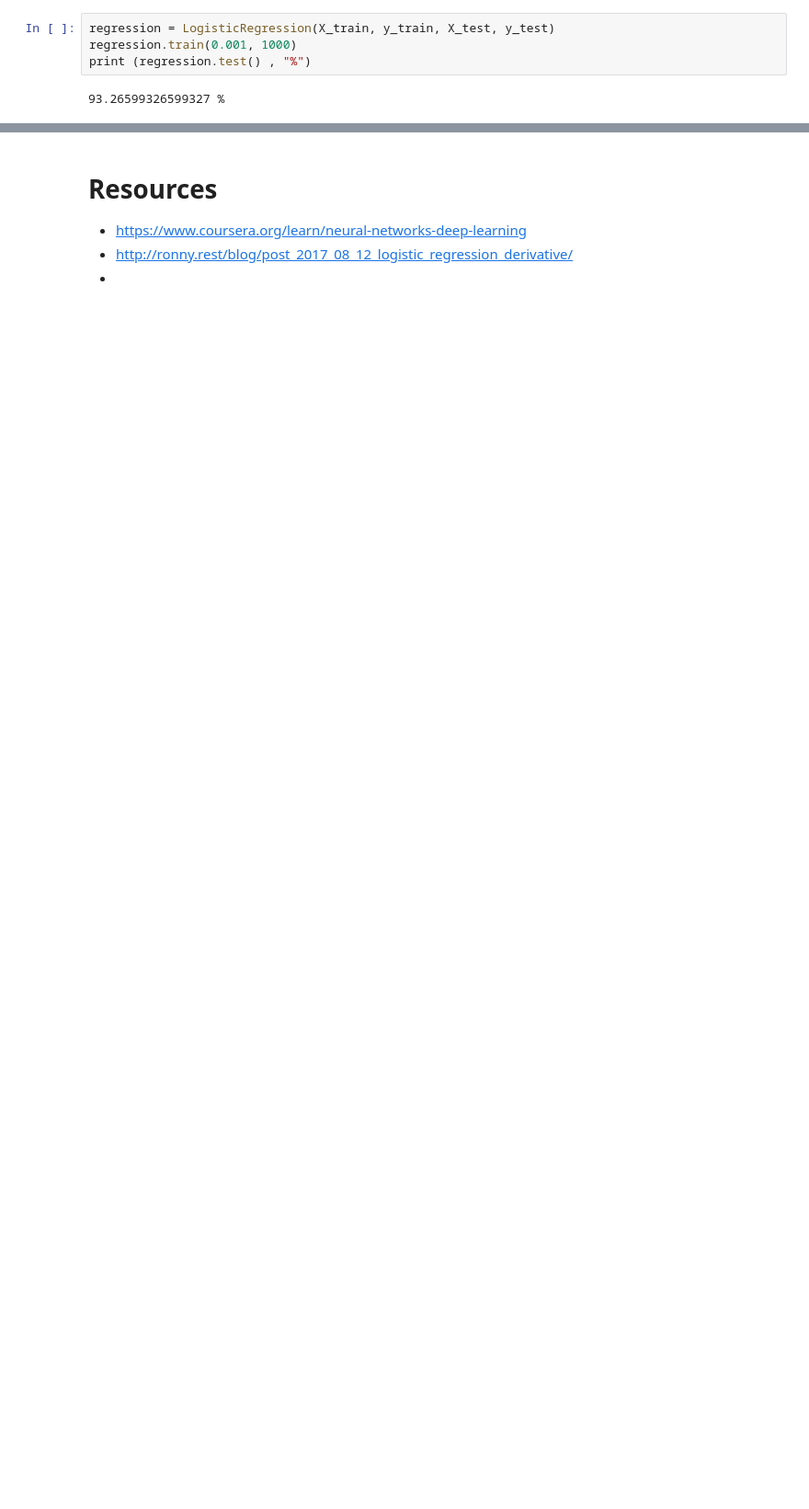
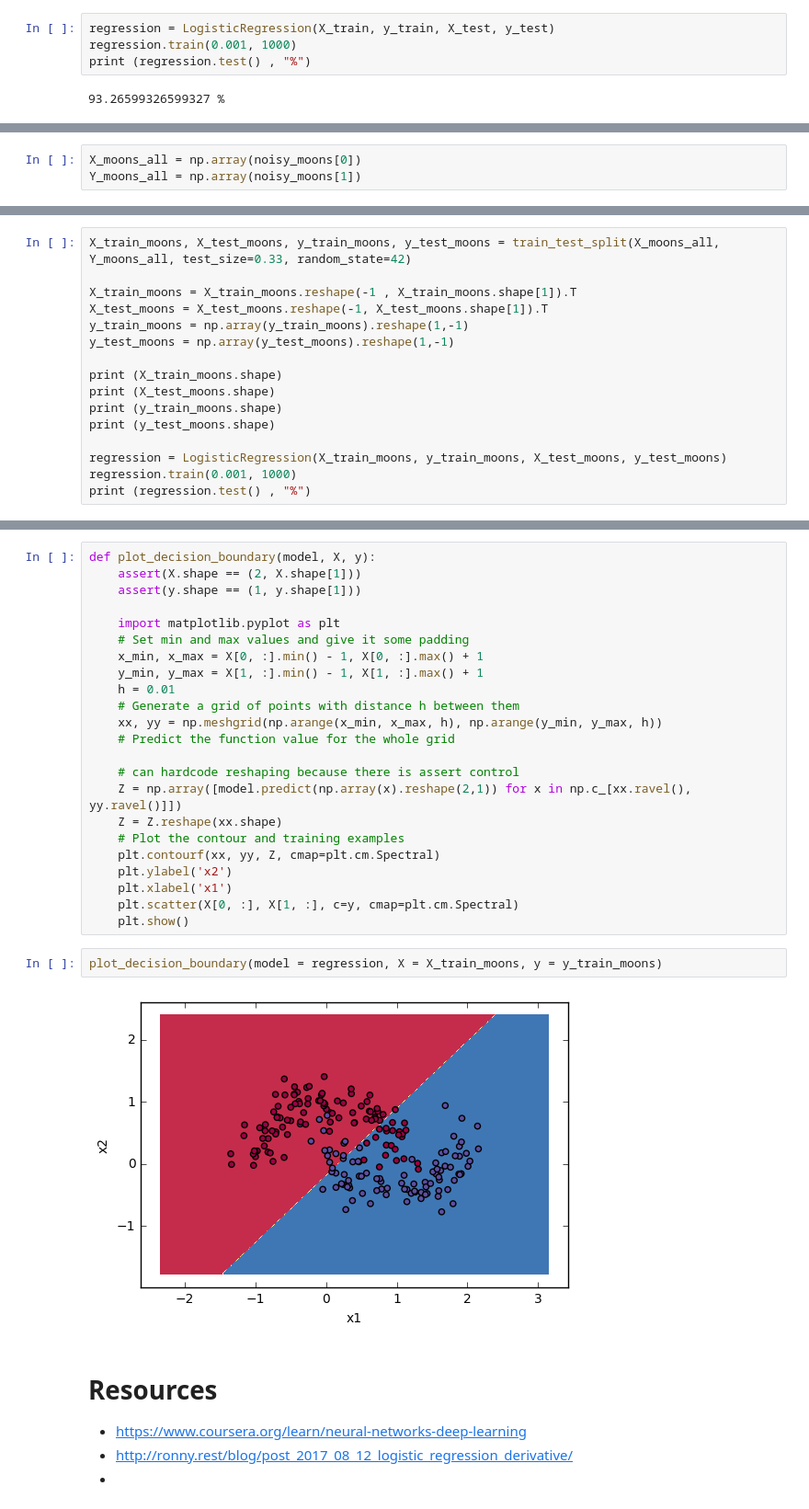
Before and after one commit to ClemDoum/tutorials, a Jupyter notebook: Scikit/Logistic regression.ipynb, the cells around one changed output, grey strips where cells are left out. Shown: that part at 92% size. Cells and saved outputs as stored; diff of their text form; blank space fills up the shorter version.

Commit message:
Adding plotting graph and revision

```diff
--- a/Scikit/Logistic regression.ipynb
+++ b/Scikit/Logistic regression.ipynb
@@ -207,0 +206,3 @@ regression.show_cost_curve()
+# %%
+X_moons_all = np.array(noisy_moons[0])
+Y_moons_all = np.array(noisy_moons[1])
@@ -207,0 +221,16 @@ regression.show_cost_curve()
+# %%
+X_train_moons, X_test_moons, y_train_moons, y_test_moons = train_test_split(X_moons_all, Y_moons_all, test_size=0.33, random_state=42)
+
+X_train_moons = X_train_moons.reshape(-1 , X_train_moons.shape[1]).T
+X_test_moons = X_test_moons.reshape(-1, X_test_moons.shape[1]).T
+y_train_moons = np.array(y_train_moons).reshape(1,-1)
+y_test_moons = np.array(y_test_moons).reshape(1,-1)
+
+print (X_train_moons.shape)
+print (X_test_moons.shape)
+print (y_train_moons.shape)
+print (y_test_moons.shape)
+
+regression = LogisticRegression(X_train_moons, y_train_moons, X_test_moons, y_test_moons)
+regression.train(0.001, 1000)
+print (regression.test() , "%")
@@ -208,3 +243,30 @@ regression.show_cost_curve()
+# %%
+def plot_decision_boundary(model, X, y):
+    assert(X.shape == (2, X.shape[1]))
+    assert(y.shape == (1, y.shape[1]))
+
+    import matplotlib.pyplot as plt
+    # Set min and max values and give it some padding
+    x_min, x_max = X[0, :].min() - 1, X[0, :].max() + 1
+    y_min, y_max = X[1, :].min() - 1, X[1, :].max() + 1
+    h = 0.01
+    # Generate a grid of points with distance h between them
+    xx, yy = np.meshgrid(np.arange(x_min, x_max, h), np.arange(y_min, y_max, h))
+    # Predict the function value for the whole grid
+
+    # can hardcode reshaping because there is assert control
+    Z = np.array([model.predict(np.array(x).reshape(2,1)) for x in np.c_[xx.ravel(), yy.ravel()]])
+    Z = Z.reshape(xx.shape)
+    # Plot the contour and training examples
+    plt.contourf(xx, yy, Z, cmap=plt.cm.Spectral)
+    plt.ylabel('x2')
+    plt.xlabel('x1')
+    plt.scatter(X[0, :], X[1, :], c=y, cmap=plt.cm.Spectral)
+    plt.show()
+# %%
+plot_decision_boundary(model = regression, X = X_train_moons, y = y_train_moons)
+# %% [output]
+[figure, added]
 # %% [markdown]
 # Resources
 - https://www.coursera.org/learn/neural-networks-deep-learning
```
Also changed, not shown: parts of 11 cells of this notebook.
